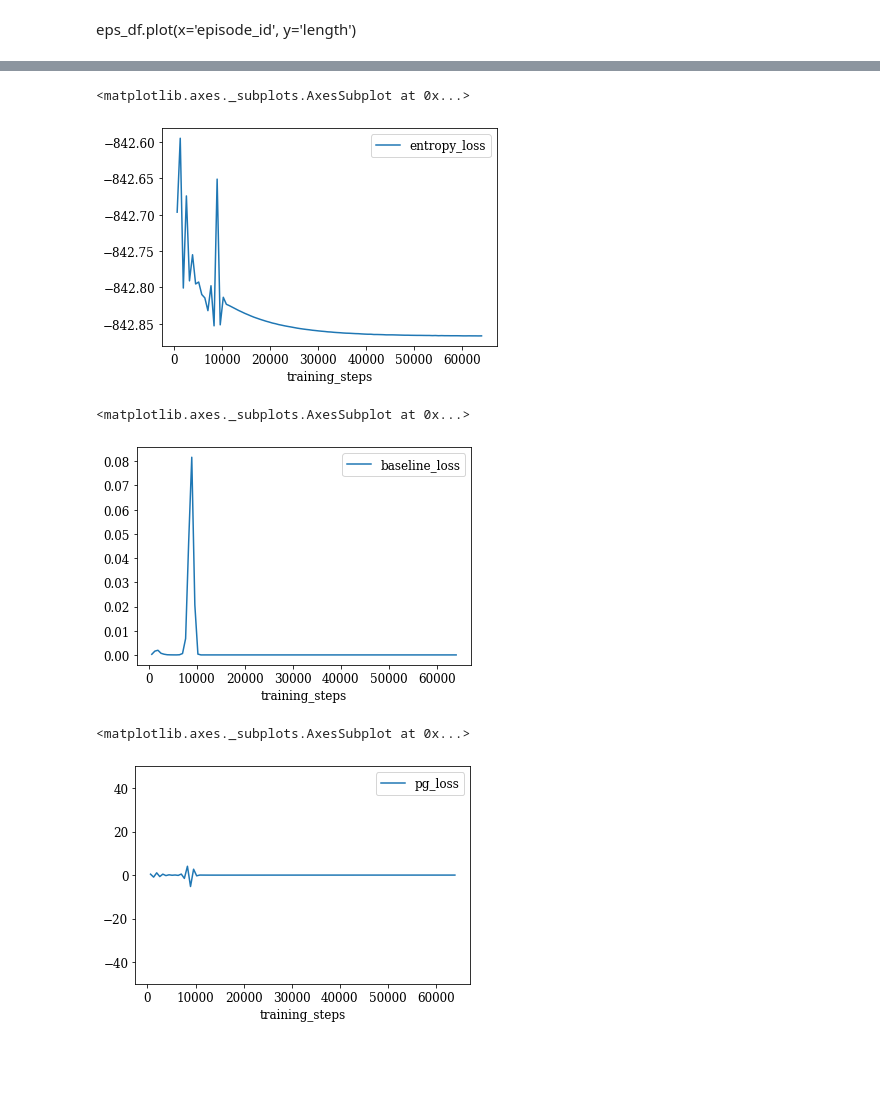
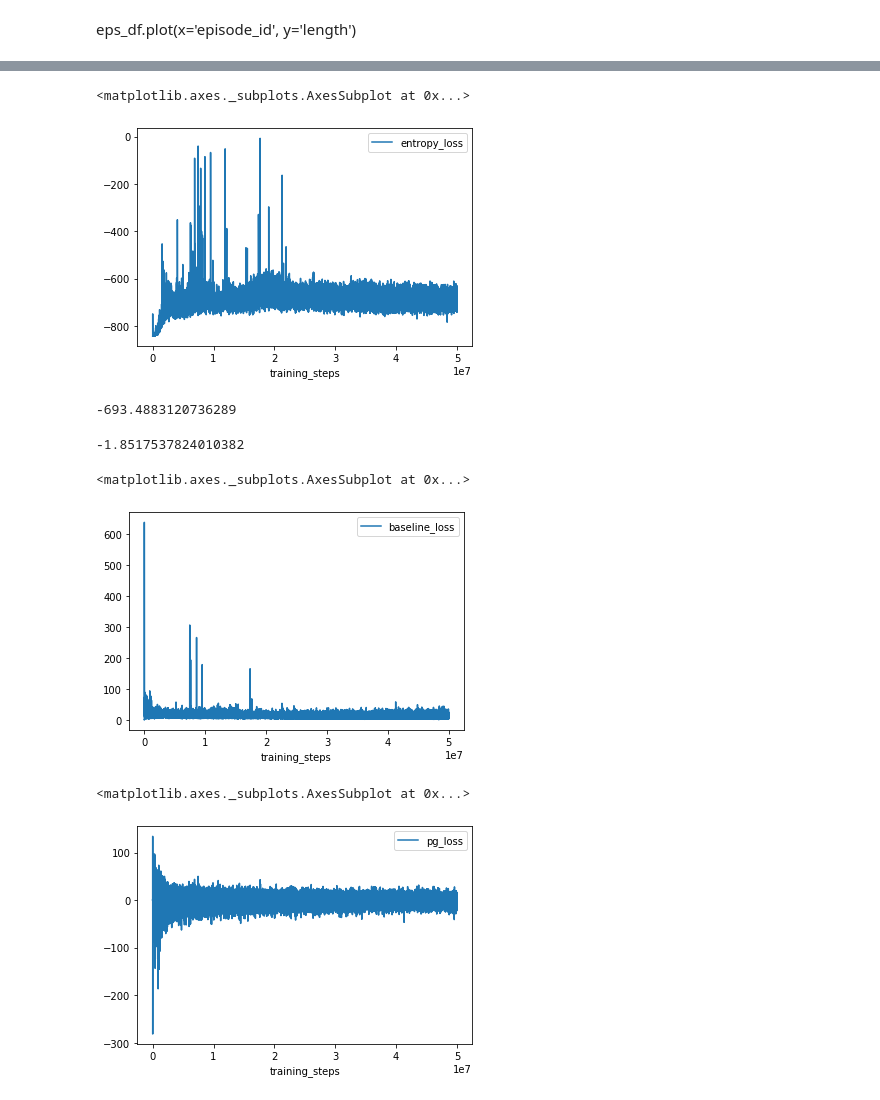
Before and after one commit to mjanschek/pytorch_seed_rl, a Jupyter notebook: notebooks/single_experiment_analysis.ipynb, the cells around one changed output, grey strips where cells are left out. Cells and saved outputs as stored; diff of their text form; code cells hidden in the pictures; blank space fills up the shorter version.

```diff
--- a/notebooks/single_experiment_analysis.ipynb
+++ b/notebooks/single_experiment_analysis.ipynb
@@ -9,7 +9,7 @@ run_experiments.ipynb      scaling_experiment.ipynb          threads.pdf
 scaling_analysis.ipynb     scaling.pdf
 scaling_data_system1.csv   single_experiment_analysis.ipynb
 # %%
-path = '/home/garg1/logs/pytorch_seed_rl/learning_experiment_final/csv/'
+path = '/home/garg1/logs/pytorch_seed_rl/learning_system_2/csv/'
 #path = 'pytorch_seed_rl/scaling_experiment/a_01_p_1_n_004/csv/'
 # %%
 eps_df = pd.read_csv(path + 'episodes.csv')
@@ -48,17 +62,25 @@ t_df.plot(x='training_steps', y='total_loss')
 t_df.plot(x='training_steps', y='entropy_loss')
 # %% [output]
 <matplotlib.axes._subplots.AxesSubplot at 0x...>
-[figure, old version]
+[figure, new version]
+# %%
+t_df['entropy_loss'].mean()
+# %% [output]
+-693.4883120736289
+# %%
+t_df['pg_loss'].mean()
+# %% [output]
+-1.8517537824010382
 # %%
 t_df.plot(x='training_steps', y='baseline_loss')
 # %% [output]
 <matplotlib.axes._subplots.AxesSubplot at 0x...>
-[figure, old version]
+[figure, new version]
 # %%
-t_df.plot(x='training_steps', y='pg_loss', ylim=[-50, 50])
+t_df.plot(x='training_steps', y='pg_loss')
 # %% [output]
 <matplotlib.axes._subplots.AxesSubplot at 0x...>
-[figure, old version]
+[figure, new version]
 # %%
 s_df = pd.read_csv(path + 'system.csv')
 # s_df = pd.read_csv('pytorch_seed_rl/scaling_experiment/a_01_p_1_n_004/csv/system.csv')
```
Also changed, not shown: parts of 14 cells of this notebook, 2 other files.
